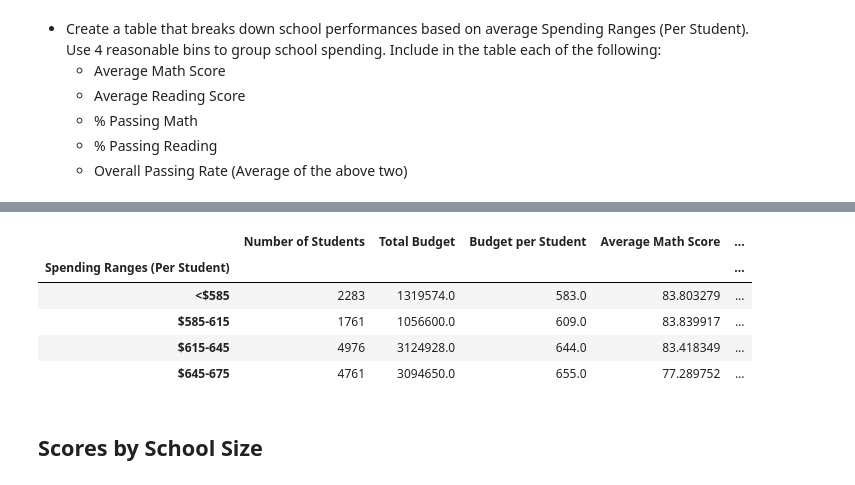
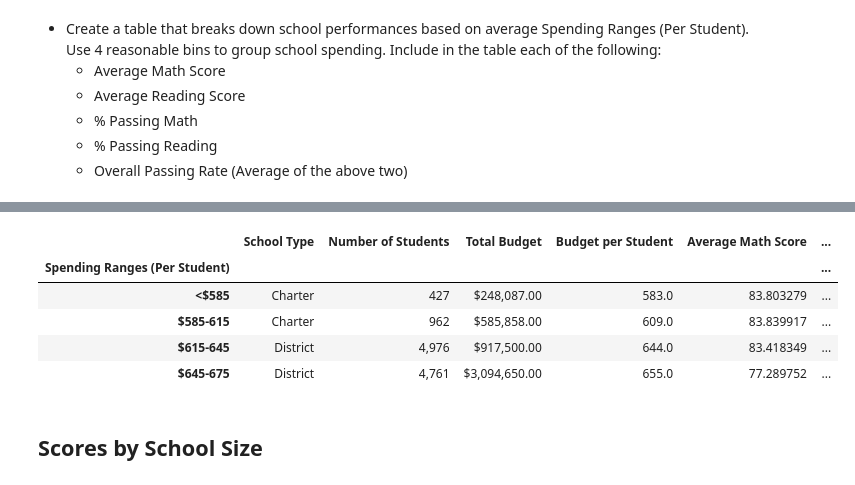
Before and after one commit to cynthiakellogg/pandas-challenge, a Jupyter notebook: PyCitySchools/copy.ipynb, the cells around one changed output, grey strips where cells are left out. Saved outputs shown, nothing was run; the diff lists cells and outputs as text; code cells hidden in the pictures.

```diff
--- a/PyCitySchools/copy.ipynb
+++ b/PyCitySchools/copy.ipynb
@@ -280,11 +201,13 @@ Name: School Name, dtype: int64
 # %%
 # # Calculate the total school budget and per capita spending
-per_school_budget = renamed_df.groupby(["School Name"]).mean()["School Budget"]
+per_school_budget = school_data_complete.groupby(["school_name"]).mean()["budget"]
 per_school_budget
 
 per_school_capita = per_school_budget / per_school_counts
 per_school_capita
 
 # # Calculate the average test scores
-per_school_math = renamed_df.groupby(["School Name"]).mean()["Math Score"]
-per_school_reading = renamed_df.groupby(["School Name"]).mean()["Reading Score"]
+per_school_math = school_data_complete.groupby(["school_name"]).mean()["math_score"]
+per_school_reading = school_data_complete.groupby(["school_name"]).mean()["reading_score"]
+
+per_school_math
@@ -352,0 +232,11 @@ Name: School Name, dtype: float64
+# %%
+## TODO: get the passing rates
+filtered_read_70_df = school_data_complete[(school_data_complete["reading_score"] >=70)]
+filtered_read_70_df
+
+read_by_school = filtered_read_70_df.groupby(["school_name"]).sum()["reading_score"]
+read_by_school
+
+
+r_percent = read_by_school/per_school_counts
+r_percent
@@ -352,0 +260,9 @@ Name: School Name, dtype: float64
+# %%
+filtered_math_70_df = school_data_complete[(school_data_complete["math_score"] >=70)]
+filtered_math_70_df
+
+math_by_school = filtered_math_70_df.groupby(["school_name"]).sum()["math_score"]
+math_by_school
+
+m_percent = math_by_school/per_school_counts
+m_percent
@@ -389,7 +322,7 @@ dtype: float64
 # Convert to DataFrame
 school_summary_df = pd.DataFrame({
 
-                        #"School Type": school_type,
+                        "School Type": school_type,
                        "Number of Students": per_school_counts,
                         "Total Budget": per_school_budget,
                         "Budget per Student": per_school_capita,
@@ -399,9 +332,8 @@ school_summary_df = pd.DataFrame({
                         "% Passing Math": m_percent,
                         "% Passing Reading": r_percent
                         })
+
+school_summary_df["Number of Students"] = school_summary_df["Number of Students"].map("{:,}".format)
+school_summary_df["Total Budget"] = school_summary_df["Total Budget"].map("${:,.2f}".format)
 school_summary_df
-
-#merge_df = pd.merge(school_summary_df, school_type_df, on="School Name")
-#merge_df
-#school_summary_df = pd.DataFrame(school_type_df, columns=["School Type"])
 # %% [output]
@@ -734,15 +653,16 @@ school_summary_df.describe()
 # %%
-school_summary_df["Spending Ranges (Per Student)"] = pd.cut(school_summary_df["Budget per Student"], spending_bins, labels=group_names, include_lowest=True)
-school_summary_df = school_summary_df.groupby("Spending Ranges (Per Student)")
+binning_1 = school_summary_df.copy(deep=False)
 
-school_summary_df.max()
+binning_1["Spending Ranges (Per Student)"] = pd.cut(binning_1["Budget per Student"], spending_bins, labels=group_names, include_lowest=True)
+binning_1 = binning_1.groupby("Spending Ranges (Per Student)")
+binning_1.max()
 # %% [output]
-|  | Number of Students | Total Budget | Budget per Student | Average Math Score | ... |
-| Spending Ranges (Per Student) |  |  |  |  | ... |
-| <$585 | 2283 | 1319574.0 | 583.0 | 83.803279 | ... |
-| $585-615 | 1761 | 1056600.0 | 609.0 | 83.839917 | ... |
-| $615-645 | 4976 | 3124928.0 | 644.0 | 83.418349 | ... |
-| $645-675 | 4761 | 3094650.0 | 655.0 | 77.289752 | ... |
+|  | School Type | Number of Students | Total Budget | Budget per Student | Average Math Score | ... |
+| Spending Ranges (Per Student) |  |  |  |  |  | ... |
+| <$585 | Charter | 427 | $248,087.00 | 583.0 | 83.803279 | ... |
+| $585-615 | Charter | 962 | $585,858.00 | 609.0 | 83.839917 | ... |
+| $615-645 | District | 4,976 | $917,500.00 | 644.0 | 83.418349 | ... |
+| $645-675 | District | 4,761 | $3,094,650.00 | 655.0 | 77.289752 | ... |
 # %% [markdown]
 ## Scores by School Size
 # %% [markdown]
```
Also changed, not shown: parts of 46 cells of this notebook, 1 other file.
